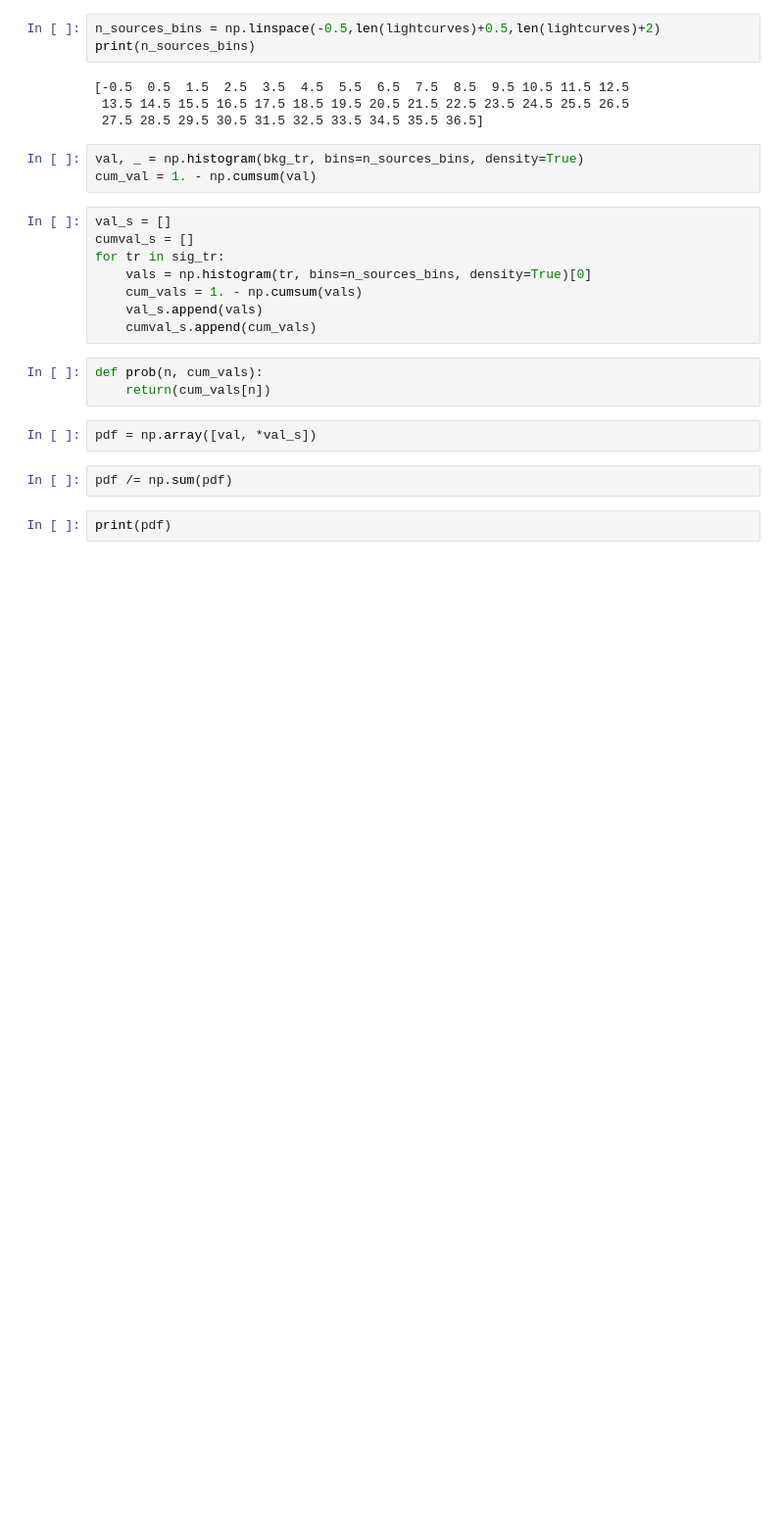
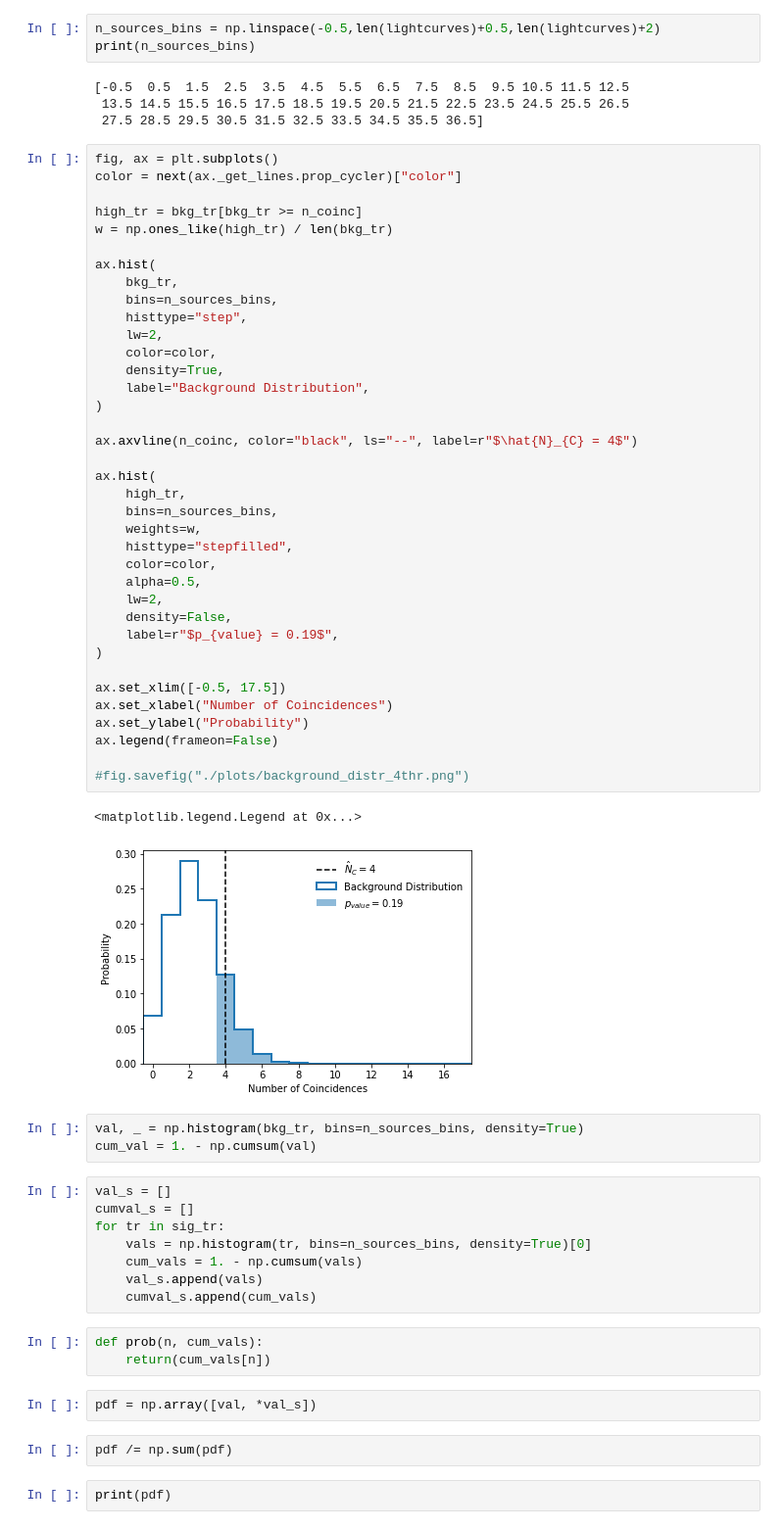
Before and after one commit to aturcati/nu_sources_time_coinc, a Jupyter notebook: notebooks/Analysis.ipynb, the cells around one changed output. Shown: that part at 98% size. Cells and saved outputs as stored; diff of their text form; blank space fills up the shorter version.

```diff
--- a/notebooks/Analysis.ipynb
+++ b/notebooks/Analysis.ipynb
@@ -136,6 +169,46 @@ print(n_sources_bins)
 [-0.5  0.5  1.5  2.5  3.5  4.5  5.5  6.5  7.5  8.5  9.5 10.5 11.5 12.5
  13.5 14.5 15.5 16.5 17.5 18.5 19.5 20.5 21.5 22.5 23.5 24.5 25.5 26.5
  27.5 28.5 29.5 30.5 31.5 32.5 33.5 34.5 35.5 36.5]
+# %%
+fig, ax = plt.subplots()
+color = next(ax._get_lines.prop_cycler)["color"]
+
+high_tr = bkg_tr[bkg_tr >= n_coinc]
+w = np.ones_like(high_tr) / len(bkg_tr)
+
+ax.hist(
+    bkg_tr,
+    bins=n_sources_bins,
+    histtype="step",
+    lw=2,
+    color=color,
+    density=True,
+    label="Background Distribution",
+)
+
+ax.axvline(n_coinc, color="black", ls="--", label=r"$\hat{N}_{C} = 4$")
+
+ax.hist(
+    high_tr,
+    bins=n_sources_bins,
+    weights=w,
+    histtype="stepfilled",
+    color=color,
+    alpha=0.5,
+    lw=2,
+    density=False,
+    label=r"$p_{value} = 0.19$",
+)
+
+ax.set_xlim([-0.5, 17.5])
+ax.set_xlabel("Number of Coincidences")
+ax.set_ylabel("Probability")
+ax.legend(frameon=False)
+
+#fig.savefig("./plots/background_distr_4thr.png")
+# %% [output]
+<matplotlib.legend.Legend at 0x...>
+[figure, added]
 # %%
 val, _ = np.histogram(bkg_tr, bins=n_sources_bins, density=True)
 cum_val = 1. - np.cumsum(val)
```
Also changed, not shown: parts of 34 cells of this notebook.
